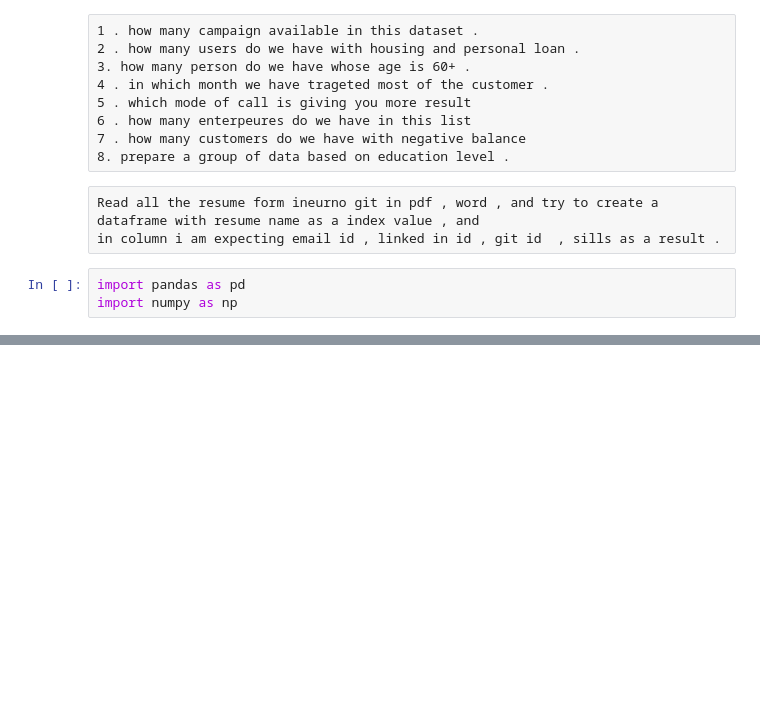
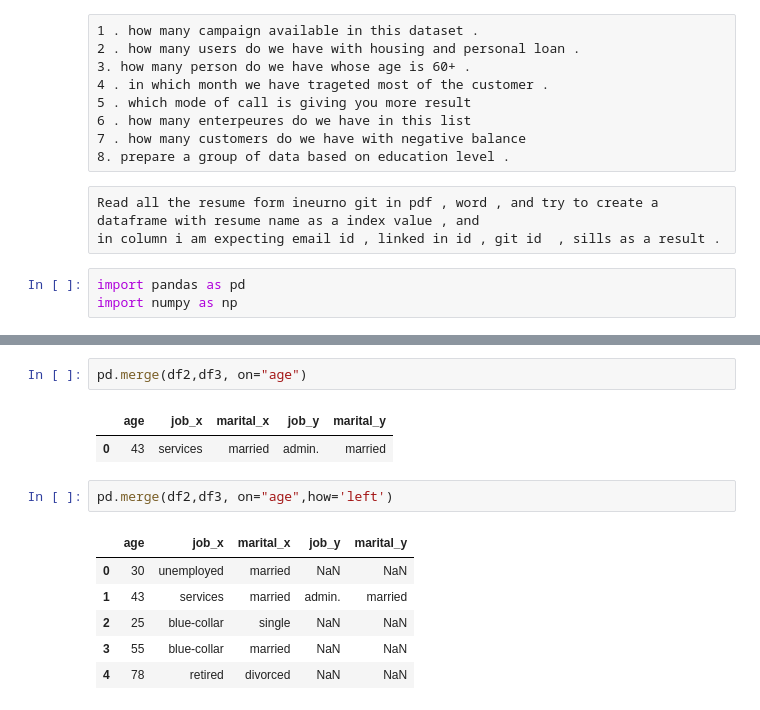
Before and after one commit to FazlullahBokhari/python-Labraries, a Jupyter notebook: Pandas.ipynb, the cells around one changed output, grey strips where cells are left out. Drawn from its saved outputs; the diff is of its cells as text; blank space fills up the shorter version.

```diff
--- a/Pandas.ipynb
+++ b/Pandas.ipynb
@@ -1733,0 +1732,14 @@ pd.merge
+# %%
+pd.merge(df2,df3, on="age")
+# %% [output]
+|  | age | job_x | marital_x | job_y | marital_y |
+| 0 | 43 | services | married | admin. | married |
+# %%
+pd.merge(df2,df3, on="age",how='left')
+# %% [output]
+|  | age | job_x | marital_x | job_y | marital_y |
+| 0 | 30 | unemployed | married | NaN | NaN |
+| 1 | 43 | services | married | admin. | married |
+| 2 | 25 | blue-collar | single | NaN | NaN |
+| 3 | 55 | blue-collar | married | NaN | NaN |
+| 4 | 78 | retired | divorced | NaN | NaN |
```
Also changed, not shown: parts of 108 cells of this notebook.
